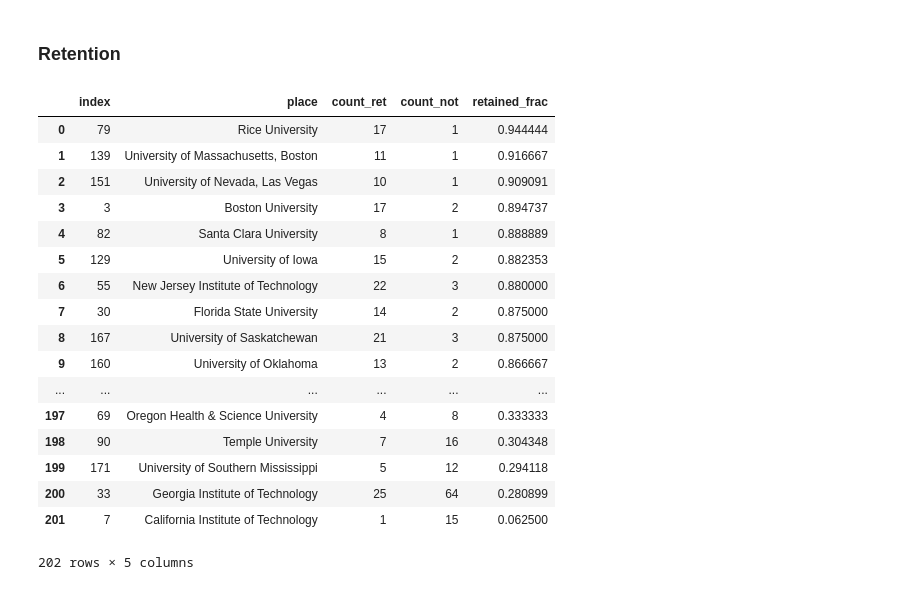
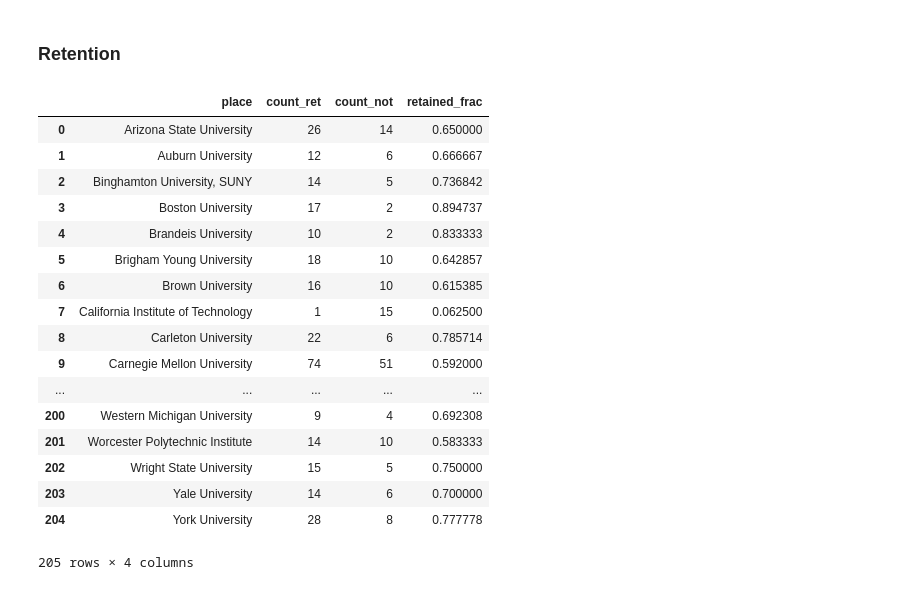
Before and after one commit to allisonmorgan/academic_census, a Jupyter notebook: misc/matching.ipynb, the cells around one changed output. Cells and saved outputs as stored; diff of their text form; code cells hidden in the pictures.

Commit message:
Update classifier and retention files

```diff
--- a/misc/name_matching.ipynb
+++ b/misc/matching.ipynb
@@ -190,6 +192,8 @@ cleaned
 | 6791 | NaN | NaN | Assistant Professor | Texas A&M University | NaN | c8afdf69f68a40e6adf9848a26d4469e |
 | 6792 | NaN | NaN | Full Professor | DePaul University | NaN | 1d21569ce21c42acb9f362e62dacb7d4 |
 6793 rows × 6 columns
+# %%
+cleaned = pd.read_csv('../data/faculty.csv', index_col=0)
 # %% [markdown]
 ## Highest gain, attrition
 
@@ -253,31 +257,33 @@ totals
 # %%
 retained = cleaned.query('place_2011 == place_2017').groupby('place_2011').count().reset_index()
 retained = retained.rename(index=str, columns={"place_2011":"place", "title_2011":"count"})[['place', 'count']]
 
 not_retained = cleaned.query('place_2011 != place_2017').groupby('place_2011').count().reset_index()
 not_retained = not_retained.rename(index=str, columns={"place_2011":"place", "title_2011":"count"})[['place', 'count']]
 
-retained = retained.merge(not_retained, on='place', suffixes=['_ret', '_not'])
+retained = retained.merge(not_retained, on='place', suffixes=['_ret', '_not'], how='outer')
+retained.fillna(0, inplace=True)
 retained['retained_frac'] = retained['count_ret'] / (retained['count_ret'] + retained['count_not'])
-retained = retained.sort_values(['retained_frac'], ascending=False).reset_index()
-retained.to_csv('./retention.csv')
+retained[['count_ret', 'count_not']] = retained[['count_ret', 'count_not']].astype(int)
+
+retained.to_csv('../data/retention.csv')
 retained
 # %% [output]
-|  | index | place | count_ret | count_not | retained_frac |
-| 0 | 79 | Rice University | 17 | 1 | 0.944444 |
-| 1 | 139 | University of Massachusetts, Boston | 11 | 1 | 0.916667 |
-| 2 | 151 | University of Nevada, Las Vegas | 10 | 1 | 0.909091 |
-| 3 | 3 | Boston University | 17 | 2 | 0.894737 |
-| 4 | 82 | Santa Clara University | 8 | 1 | 0.888889 |
-| 5 | 129 | University of Iowa | 15 | 2 | 0.882353 |
-| 6 | 55 | New Jersey Institute of Technology | 22 | 3 | 0.880000 |
-| 7 | 30 | Florida State University | 14 | 2 | 0.875000 |
-| 8 | 167 | University of Saskatchewan | 21 | 3 | 0.875000 |
-| 9 | 160 | University of Oklahoma | 13 | 2 | 0.866667 |
-| ... | ... | ... | ... | ... | ... |
-| 197 | 69 | Oregon Health & Science University | 4 | 8 | 0.333333 |
-| 198 | 90 | Temple University | 7 | 16 | 0.304348 |
-| 199 | 171 | University of Southern Mississippi | 5 | 12 | 0.294118 |
-| 200 | 33 | Georgia Institute of Technology | 25 | 64 | 0.280899 |
-| 201 | 7 | California Institute of Technology | 1 | 15 | 0.062500 |
+|  | place | count_ret | count_not | retained_frac |
+| 0 | Arizona State University | 26 | 14 | 0.650000 |
+| 1 | Auburn University | 12 | 6 | 0.666667 |
+| 2 | Binghamton University, SUNY | 14 | 5 | 0.736842 |
+| 3 | Boston University | 17 | 2 | 0.894737 |
+| 4 | Brandeis University | 10 | 2 | 0.833333 |
+| 5 | Brigham Young University | 18 | 10 | 0.642857 |
+| 6 | Brown University | 16 | 10 | 0.615385 |
+| 7 | California Institute of Technology | 1 | 15 | 0.062500 |
+| 8 | Carleton University | 22 | 6 | 0.785714 |
+| 9 | Carnegie Mellon University | 74 | 51 | 0.592000 |
+| ... | ... | ... | ... | ... |
+| 200 | Western Michigan University | 9 | 4 | 0.692308 |
+| 201 | Worcester Polytechnic Institute | 14 | 10 | 0.583333 |
+| 202 | Wright State University | 15 | 5 | 0.750000 |
+| 203 | Yale University | 14 | 6 | 0.700000 |
+| 204 | York University | 28 | 8 | 0.777778 |
-202 rows × 5 columns
+205 rows × 4 columns
```
Also changed, not shown: parts of 3 cells of this notebook, 4 other files.
